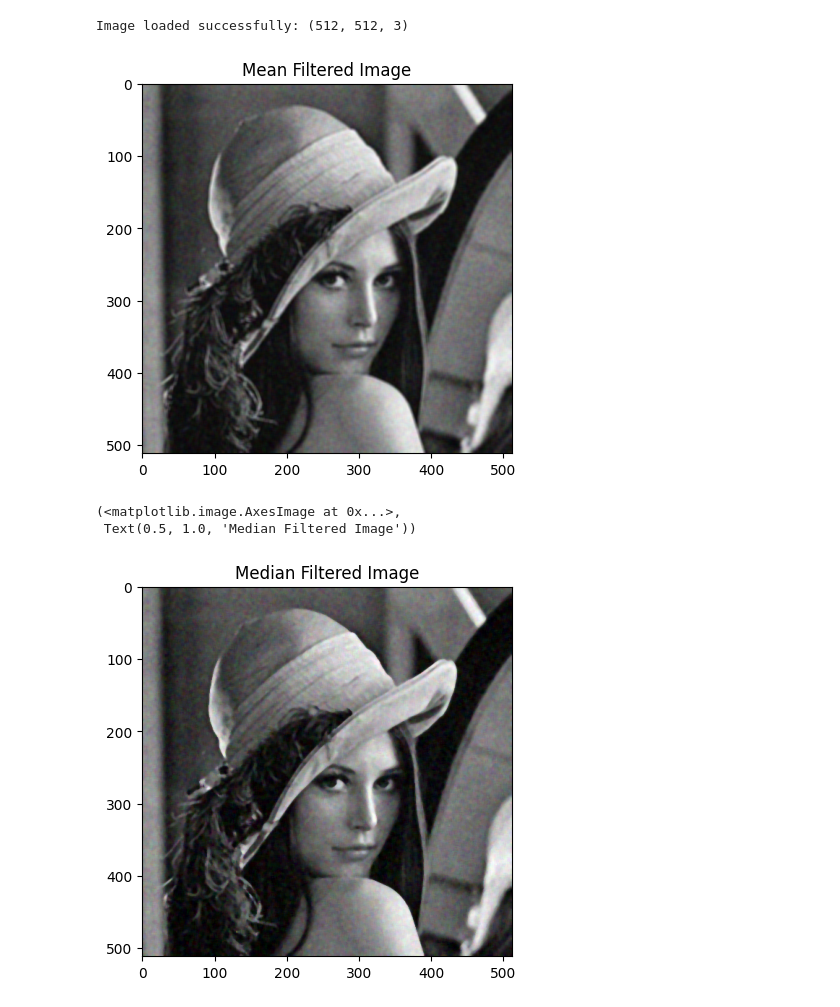
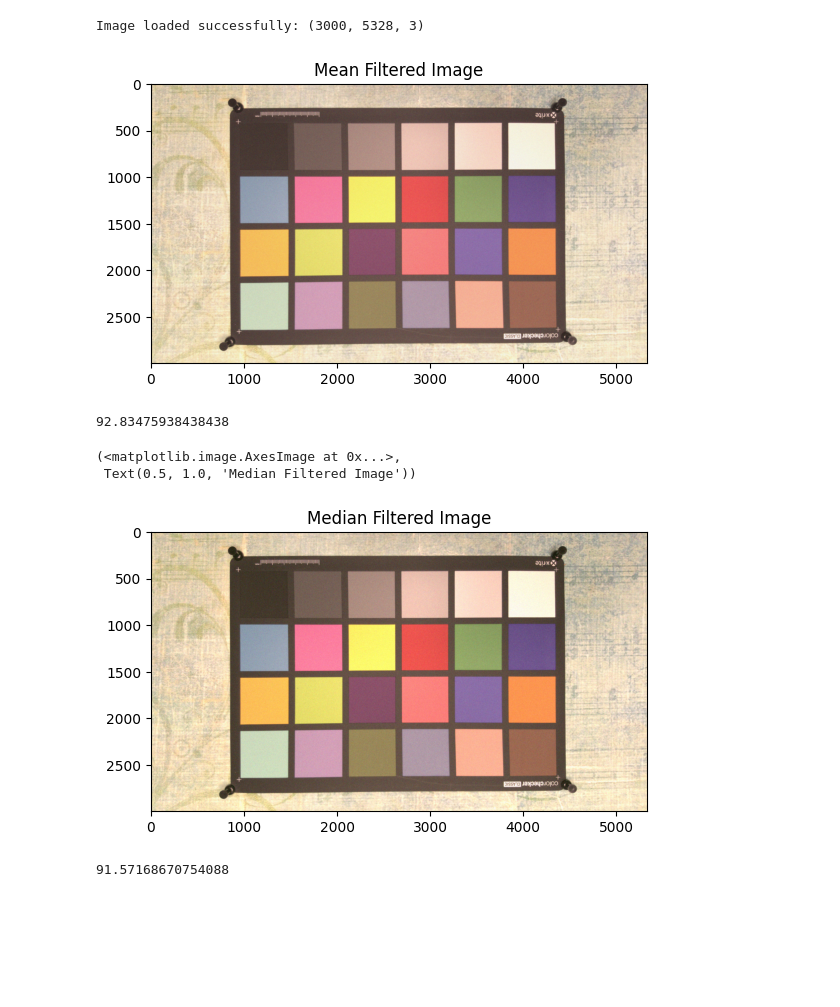
Before and after one commit to biswajit-github-2022/RKMVERI_2ND, a Jupyter notebook: class/COMP_VISION/assignments/3_filters/code.ipynb, the cells around one changed output. Cells and saved outputs as stored; diff of their text form; code cells hidden in the pictures; blank space fills up the shorter version.

```diff
--- a/class/COMP_VISION/assignments/3_filters/code.ipynb
+++ b/class/COMP_VISION/assignments/3_filters/code.ipynb
@@ -17,0 +18,10 @@ plt.imshow(cv2.cvtColor(noisy_image, cv2.COLOR_BGR2RGB)), plt.title('Noisy Image
+# %%
+image_path = 'C:\\Users\\biswajit\\Downloads\\DAta\\Noisy\\0003_NOISY_SRGB_010.PNG'
+image = cv2.imread(image_path)
+
+noise = np.random.normal(loc=0, scale=25, size=image.shape)
+noisy_image = np.clip(image + noise, 0, 255).astype(np.uint8)
+
+cv2.imwrite('noisy_image.jpg', noisy_image)
+
+plt.imshow(cv2.cvtColor(noisy_image, cv2.COLOR_BGR2RGB)), plt.title('Noisy Image')
@@ -18,29 +31,29 @@ plt.imshow(cv2.cvtColor(noisy_image, cv2.COLOR_BGR2RGB)), plt.title('Noisy Image
 # %%
 
 
-image_path = 'noisy_image.jpg'
+image_path = 'C:\\Users\\biswajit\\Downloads\\DAta\\Noisy\\0003_NOISY_SRGB_010.PNG'
 image = cv2.imread(image_path)
 
 if image is None:
     print(f"Error: Unable to load the image from {image_path}")
 else:
     print(f"Image loaded successfully: {image.shape}")
 
 
     # Apply mean filter
     mean_filtered = cv2.blur(noisy_image, (5, 5))  # You can adjust the kernel size (e.g., (5, 5))
 
     # Apply median filter
     median_filtered = cv2.medianBlur(noisy_image, 5)  # You can adjust the kernel size (e.g., 5)
 
     # Save the images
     # cv2.imwrite('original_image.jpg', image)
     cv2.imwrite('mean_filtered_image.jpg', mean_filtered)
     cv2.imwrite('median_filtered_image.jpg', median_filtered)
 
     # Display the images
     # plt.imshow(cv2.cvtColor(image, cv2.COLOR_BGR2RGB)), plt.title('Noisy Image')
     plt.imshow(cv2.cvtColor(mean_filtered, cv2.COLOR_BGR2RGB)), plt.title('Mean Filtered Image')
 # %% [output]
-Image loaded successfully: (512, 512, 3)
+Image loaded successfully: (3000, 5328, 3)
-[figure, old version]
+[figure, new version]
@@ -47,6 +62,10 @@ Image loaded successfully: (512, 512, 3)
+# %%
+np.mean((noisy_image-mean_filtered)**2)
+# %% [output]
+92.83475938438438
 # %%
 plt.imshow(cv2.cvtColor(median_filtered, cv2.COLOR_BGR2RGB)), plt.title('Median Filtered Image')
 # %% [output]
 (<matplotlib.image.AxesImage at 0x...>,
  Text(0.5, 1.0, 'Median Filtered Image'))
-[figure, old version]
+[figure, new version]
@@ -53,3 +74,7 @@ plt.imshow(cv2.cvtColor(median_filtered, cv2.COLOR_BGR2RGB)), plt.title('Median
+# %%
+np.mean((noisy_image-median_filtered)**2)
+# %% [output]
+91.57168670754088
 # %%
 
 plt.show()
```
Also changed, not shown: parts of 4 cells of this notebook, 6 other files.
